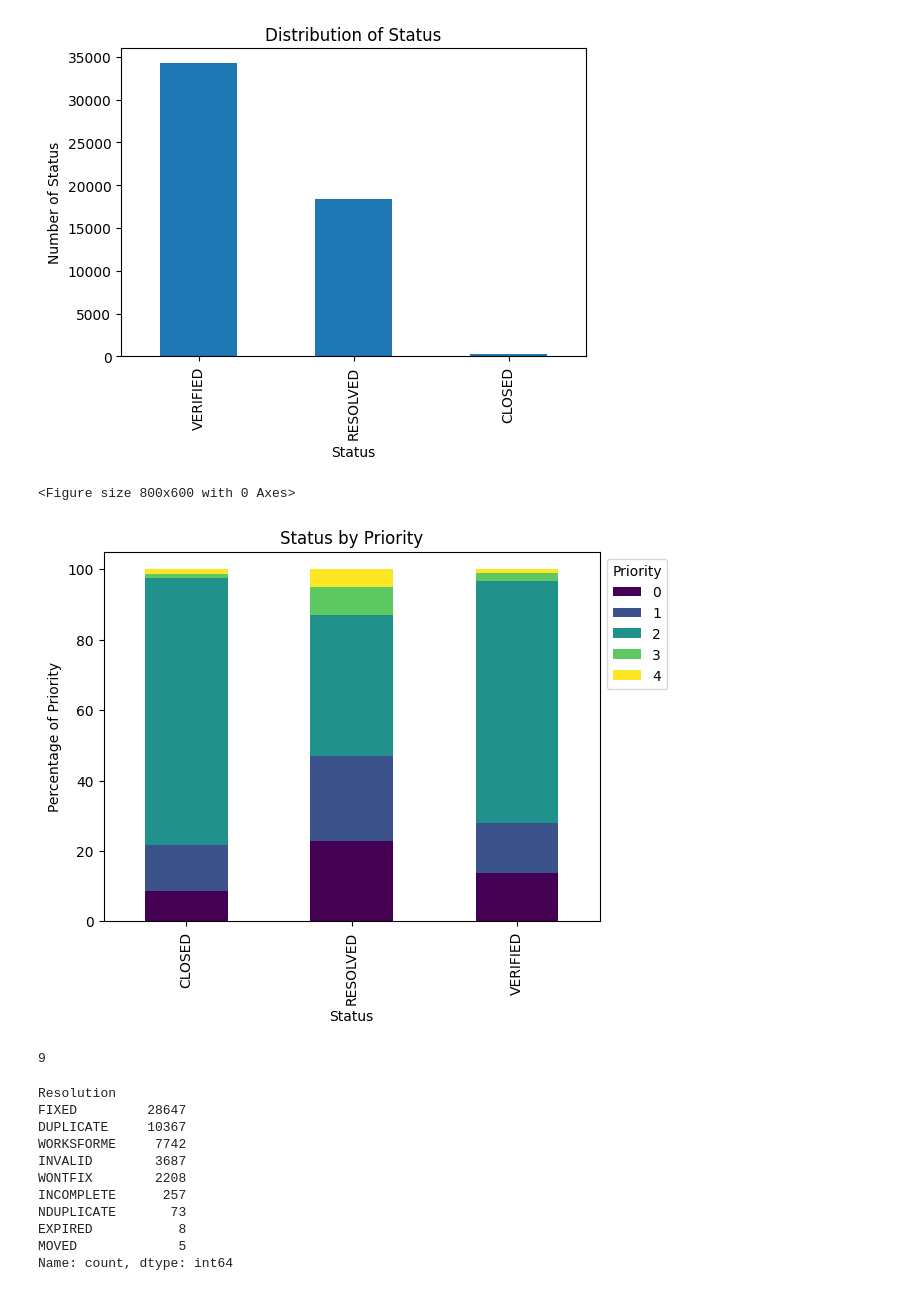
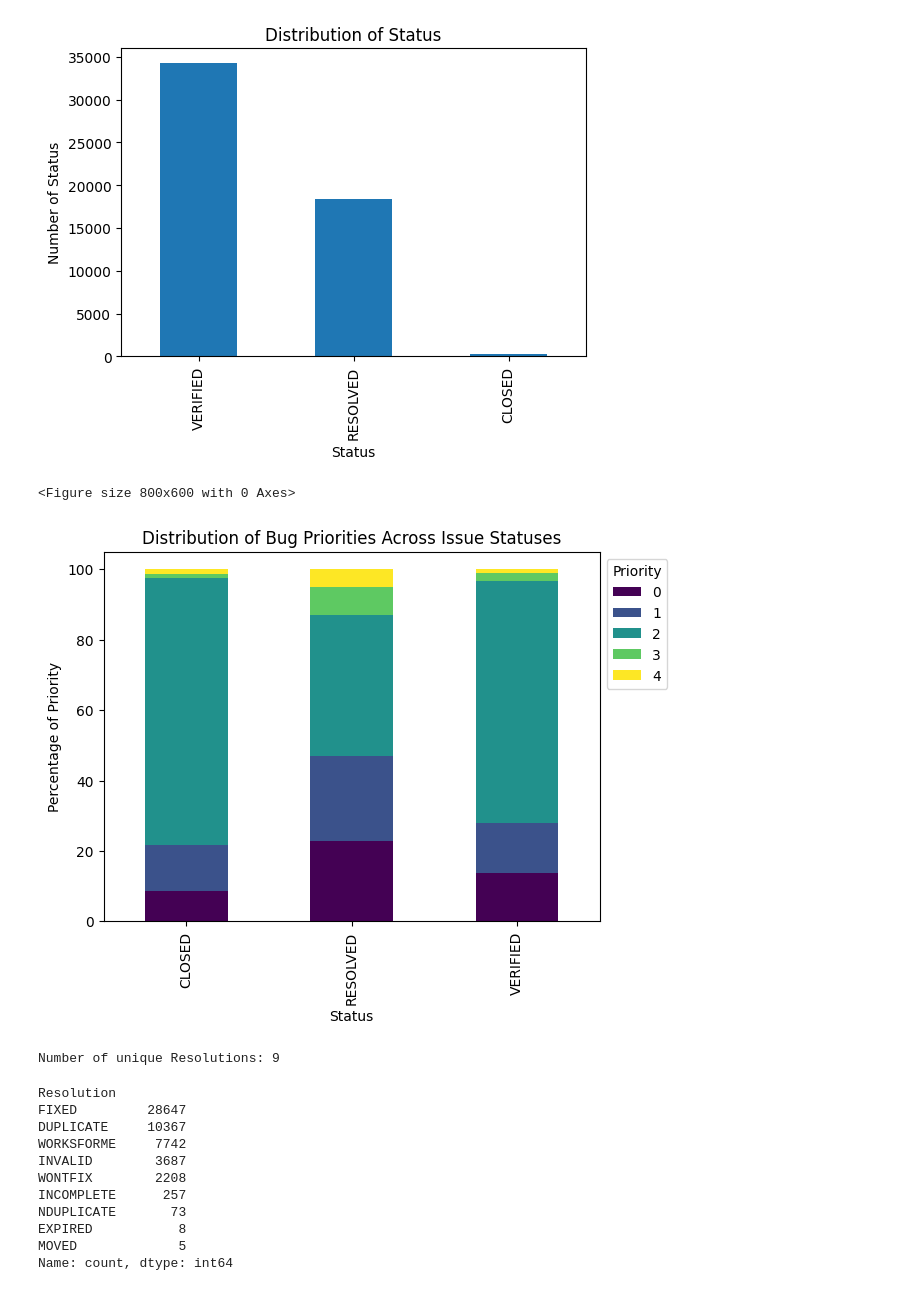
Before and after one commit to erenceh/ml-bug-prediction, a Jupyter notebook: ml/notebooks/Exploration_Data_Analysis.ipynb, the cells around one changed output. Drawn from its saved outputs; the diff is of its cells as text; code cells hidden in the pictures.

```diff
--- a/ml/notebooks/Exploration_Data_Analysis.ipynb
+++ b/ml/notebooks/Exploration_Data_Analysis.ipynb
@@ -371,20 +372,20 @@ plt.show()
 # %%
 status_ct = pd.crosstab(train_df["Status"], train_df["Priority"])
 status_ct_percentage = status_ct.div(status_ct.sum(axis=1), axis=0) * 100
 
 plt.figure(figsize=(8,6))
 status_ct_percentage.plot(kind="bar", stacked=True, colormap="viridis")
-plt.title("Status by Priority")
+plt.title("Distribution of Bug Priorities Across Issue Statuses")
 plt.ylabel("Percentage of Priority")
 plt.xlabel("Status")
 plt.legend(title="Priority", bbox_to_anchor=(1,1), loc="upper left")
 plt.show()
 # %% [output]
 <Figure size 800x600 with 0 Axes>
-[figure, old version]
+[figure, new version]
 # %%
 num_unique_resolution = len(train_df["Resolution"].unique())
-num_unique_resolution
+print(f"Number of unique Resolutions: {num_unique_resolution}")
 # %% [output]
-9
+Number of unique Resolutions: 9
 # %%
```
Also changed, not shown: parts of 45 cells of this notebook, 3 other files.
